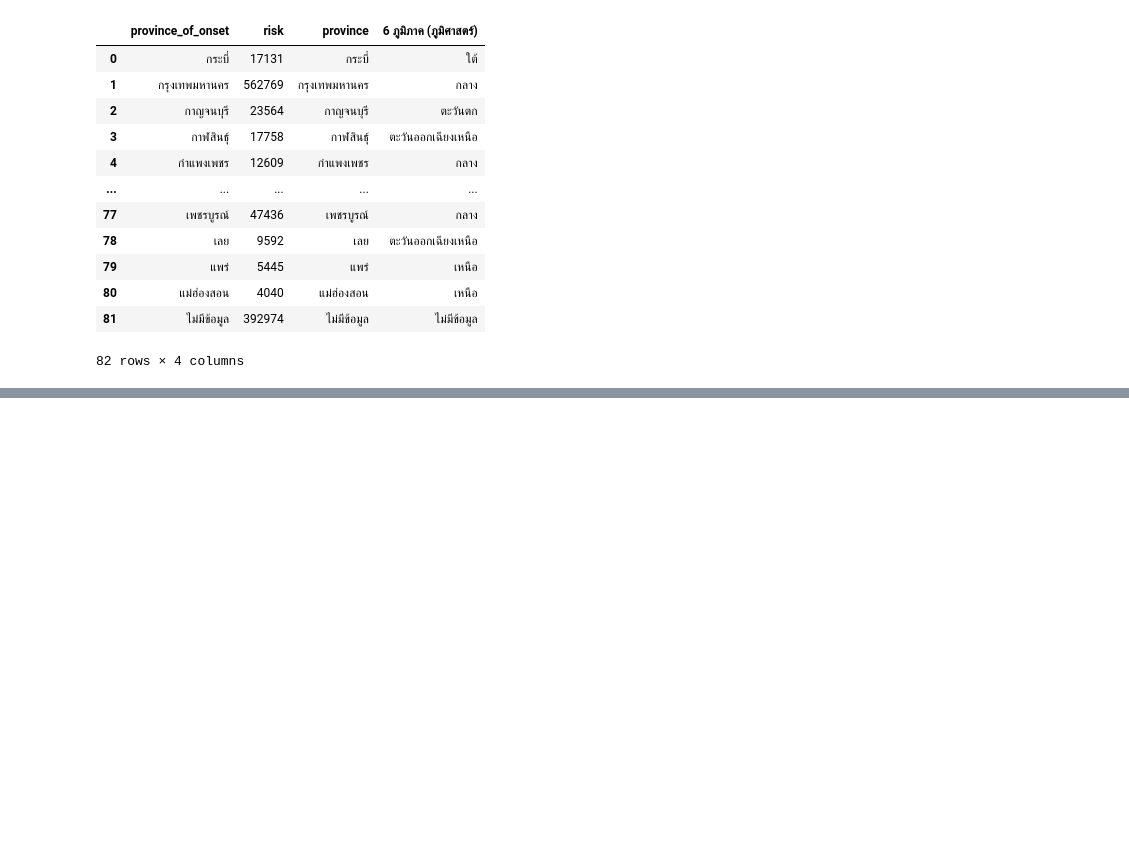
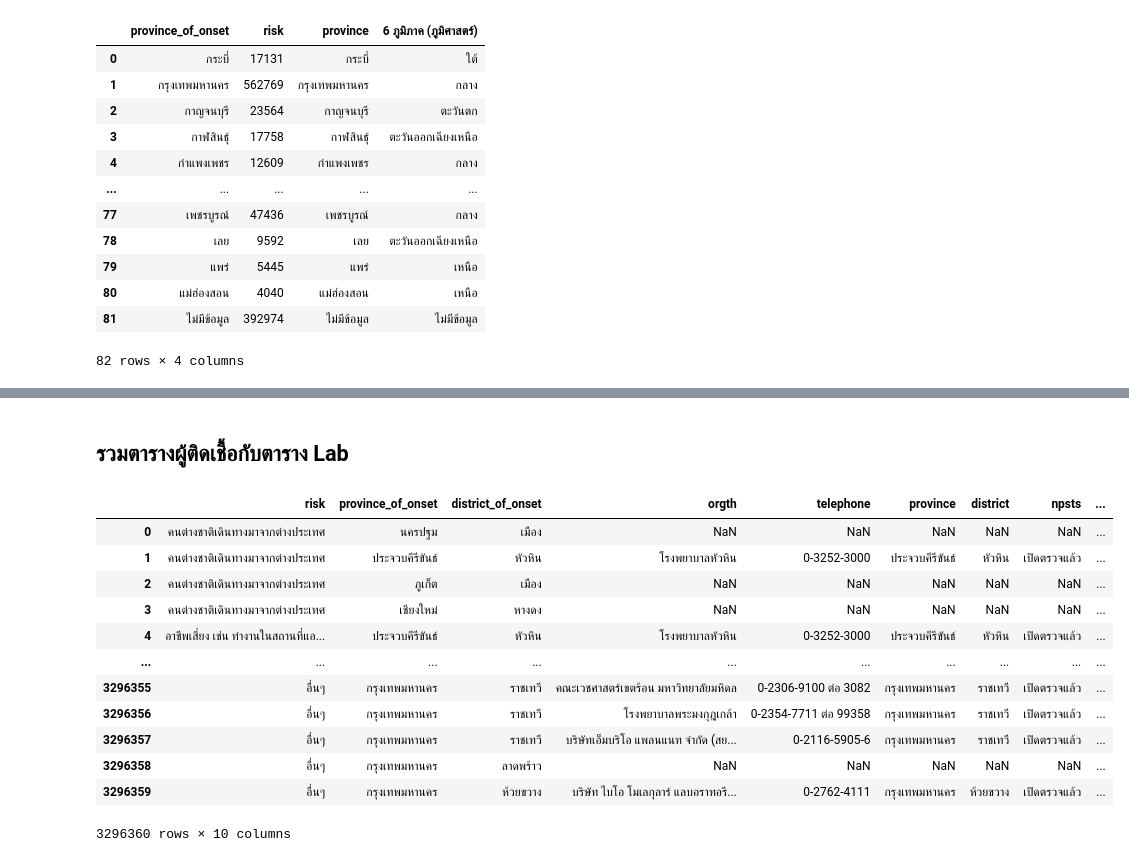
Before and after one commit to Octa-p/data_viz_2022, a Jupyter notebook: Final_Project.ipynb, the cells around one changed output, grey strips where cells are left out. Saved outputs shown, nothing was run; the diff lists cells and outputs as text; code cells hidden in the pictures; blank space fills up the shorter version.

```diff
--- a/Final_Project.ipynb
+++ b/Final_Project.ipynb
@@ -2000,0 +2026,3 @@ prodf_noindex.to_csv('prodf_noindex.csv', encoding='UTF-8')
+# %%
+data_10 = data_case1234[['risk','province_of_onset','district_of_onset']]
+data_10
@@ -2000,0 +2054,3 @@ prodf_noindex.to_csv('prodf_noindex.csv', encoding='UTF-8')
+# %%
+data_10_clean = data_10.dropna()
+data_10_clean
@@ -2000,0 +2188,3 @@ prodf_noindex.to_csv('prodf_noindex.csv', encoding='UTF-8')
+# %%
+lab_10 = lab[['orgth','telephone','province','district','npsts','pooledsaliva','pooledswab']]
+lab_10
@@ -2000,0 +2216,3 @@ prodf_noindex.to_csv('prodf_noindex.csv', encoding='UTF-8')
+# %%
+lab_10_clean = lab_10.dropna()
+lab_10_clean
@@ -2000,0 +2233,19 @@ prodf_noindex.to_csv('prodf_noindex.csv', encoding='UTF-8')
+# %% [markdown]
+## รวมตารางผู้ติดเชื้อกับตาราง Lab
+# %%
+data_lab10= data_10_clean.merge(lab_10_clean,how='left',left_on='district_of_onset',right_on = 'district')
+data_lab10
+# %% [output]
+|  | risk | province_of_onset | district_of_onset | orgth | telephone | province | district | npsts | ... |
+| 0 | คนต่างชาติเดินทางมาจากต่างประเทศ | นครปฐม | เมือง | NaN | NaN | NaN | NaN | NaN | ... |
+| 1 | คนต่างชาติเดินทางมาจากต่างประเทศ | ประจวบคีรีขันธ์ | หัวหิน | โรงพยาบาลหัวหิน | 0-3252-3000 | ประจวบคีรีขันธ์ | หัวหิน | เปิดตรวจแล้ว | ... |
+| 2 | คนต่างชาติเดินทางมาจากต่างประเทศ | ภูเก็ต | เมือง | NaN | NaN | NaN | NaN | NaN | ... |
+| 3 | คนต่างชาติเดินทางมาจากต่างประเทศ | เชียงใหม่ | หางดง | NaN | NaN | NaN | NaN | NaN | ... |
+| 4 | อาชีพเสี่ยง เช่น ทำงานในสถานที่แอ... | ประจวบคีรีขันธ์ | หัวหิน | โรงพยาบาลหัวหิน | 0-3252-3000 | ประจวบคีรีขันธ์ | หัวหิน | เปิดตรวจแล้ว | ... |
+| ... | ... | ... | ... | ... | ... | ... | ... | ... | ... |
+| 3296355 | อื่นๆ | กรุงเทพมหานคร | ราชเทวี | คณะเวชศาสตร์เขตร้อน มหาวิทยาลัยมหิดล | 0-2306-9100 ต่อ 3082 | กรุงเทพมหานคร | ราชเทวี | เปิดตรวจแล้ว | ... |
+| 3296356 | อื่นๆ | กรุงเทพมหานคร | ราชเทวี | โรงพยาบาลพระมงกุฎเกล้า | 0-2354-7711 ต่อ 99358 | กรุงเทพมหานคร | ราชเทวี | เปิดตรวจแล้ว | ... |
+| 3296357 | อื่นๆ | กรุงเทพมหานคร | ราชเทวี | บริษัทเอ็มบริโอ แพลนแนท จำกัด (สย... | 0-2116-5905-6 | กรุงเทพมหานคร | ราชเทวี | เปิดตรวจแล้ว | ... |
+| 3296358 | อื่นๆ | กรุงเทพมหานคร | ลาดพร้าว | NaN | NaN | NaN | NaN | NaN | ... |
+| 3296359 | อื่นๆ | กรุงเทพมหานคร | ห้วยขวาง | บริษัท ไบโอ โมเลกุลาร์ แลบอราทอรี... | 0-2762-4111 | กรุงเทพมหานคร | ห้วยขวาง | เปิดตรวจแล้ว | ... |
+3296360 rows × 10 columns
```
Also changed, not shown: parts of 31 cells of this notebook.
